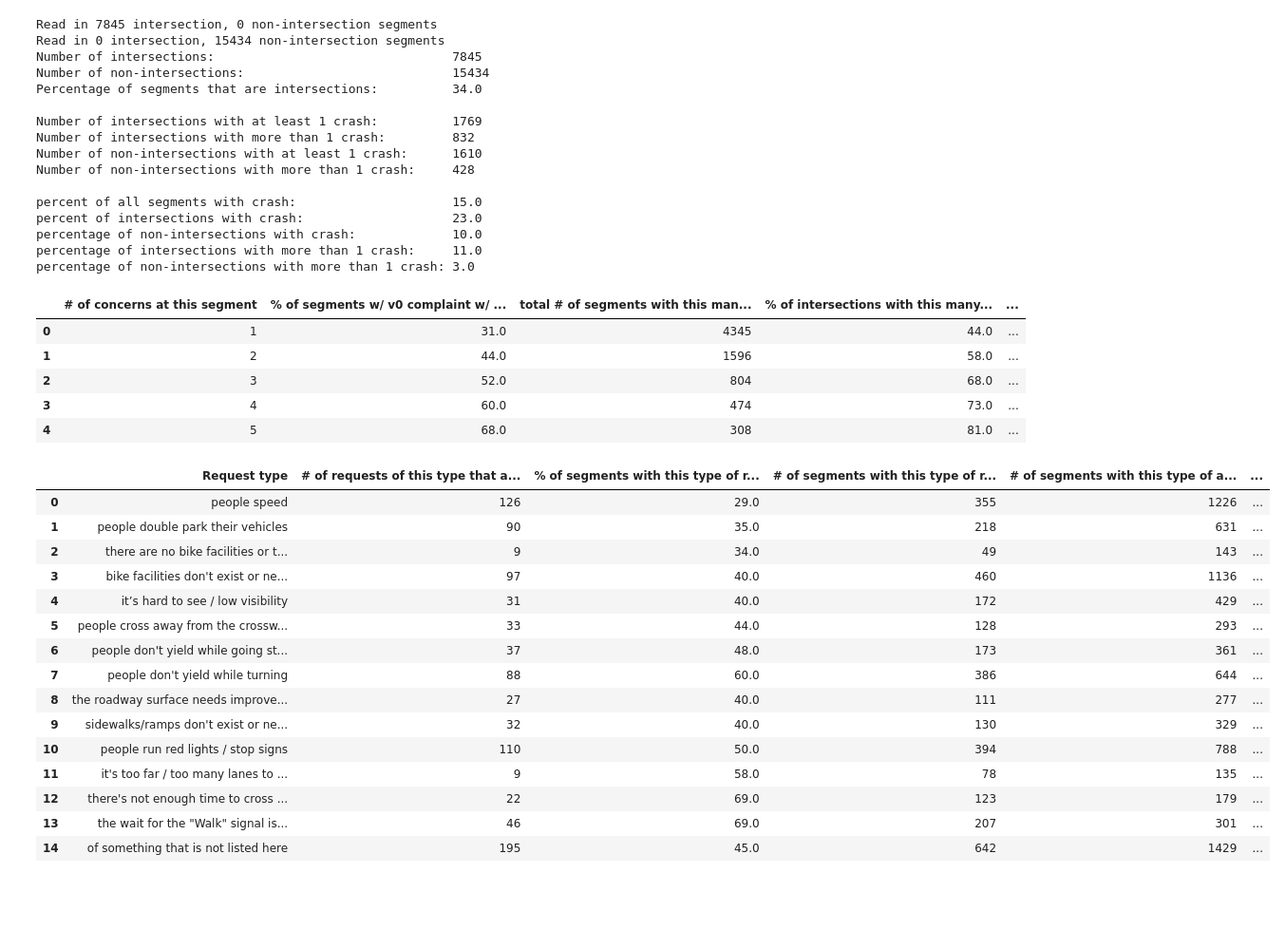
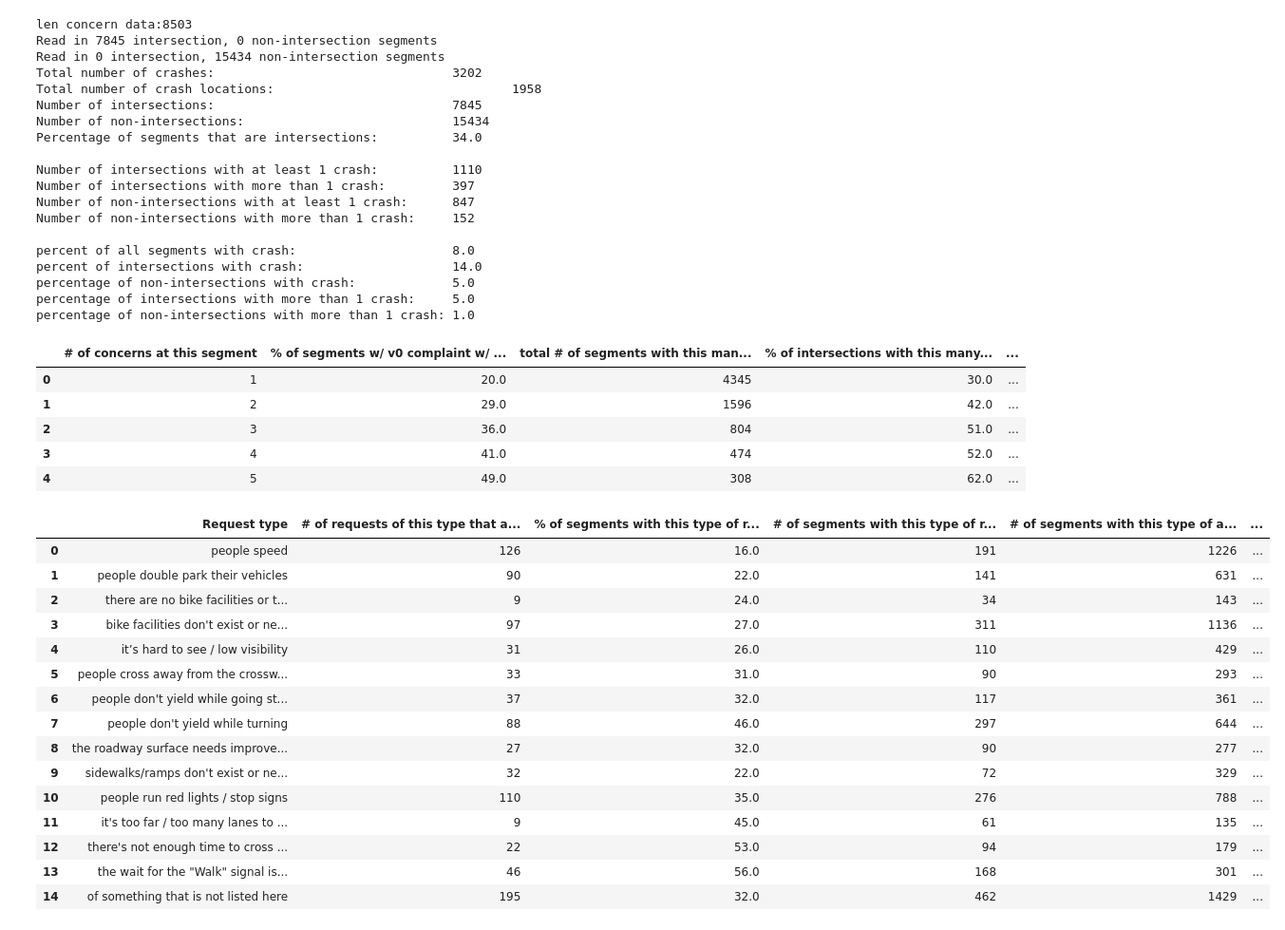
Before and after one commit to insight-lane/crash-model, a Jupyter notebook: notebooks/vision_zero_analysis.ipynb, the cells around one changed output. Shown at 95% size. Cells and saved outputs as stored; diff of their text form; code cells hidden in the pictures; blank space fills up the shorter version.

```diff
--- a/notebooks/vision_zero_analysis.ipynb
+++ b/notebooks/vision_zero_analysis.ipynb
@@ -31,9 +31,9 @@ def summary_crash_rate(crashes, inter_count, non_inter_count):
         'inter_plus': 0,
         'non_inter_plus': 0,
     }
-
+    total_crashes = 0
     for k, v in crashes.iteritems():
-
+        total_crashes += v['count']
         if str(k) == '':
             # Sometimes crashes can't be snapped to a segment, probably due to bad data entry from the crash
             counts['no_match'] += 1
@@ -45,7 +45,8 @@ def summary_crash_rate(crashes, inter_count, non_inter_count):
             if int(v['count']) > 1:
                 counts['non_inter_plus'] += 1
             counts['non_inter'] += 1
-
+    print "Total number of crashes:\t\t\t\t" + str(total_crashes)
+    print "Total number of crash locations:\t\t\t\t" + str(len(crashes))
     print "Number of intersections:\t\t\t\t" + str(inter_count)
     print "Number of non-intersections:\t\t\t\t" + str(non_inter_count)
     print "Percentage of segments that are intersections:\t\t" \
@@ -253,14 +254,16 @@ def concerns_by_type(concerns, concern_data, crashes, category_field='REQUEST_TY
     df.sort_values(by="# of segments with this type of a request total", ascending=0)
     display(df)
 # %%
-def get_analysis_for_city(datadir, category_field='REQUESTTYPE'):
+def get_analysis_for_city(datadir, category_field='REQUESTTYPE', years=None):
 
     DATA_FP = BASE_DIR + '/' + datadir + '/processed/'
     MAP_FP = DATA_FP + 'maps/'
-    crash_data, crashes = util.group_json_by_location(DATA_FP + 'crash_joined.json')
+    crash_data, crashes = util.group_json_by_location(DATA_FP + 'crash_joined.json', years=years, yearfield='CALENDAR_DATE')
 
-    concern_data, concerns = util.group_json_by_location(DATA_FP + 'concern_joined.json',
-                                        otherfields=[category_field])
+    concern_data, concerns = util.group_json_by_location(
+        DATA_FP + 'concern_joined.json',
+        otherfields=[category_field])
+    print 'len concern data:' + str(len(concern_data))
     inters = util.read_segments(MAP_FP, get_non_inter=False)
     non_inters = util.read_segments(MAP_FP, get_inter=False)
     inter_count = len(inters[0])
@@ -270,44 +273,47 @@ def get_analysis_for_city(datadir, category_field='REQUESTTYPE'):
     summary_concern_counts(crashes, concerns)
     concerns_by_type(concerns, concern_data, crashes, category_field)
 # %%
-get_analysis_for_city('osm-data')
+get_analysis_for_city('osm-data', years=[2016])
 # %% [output]
+len concern data:8503
 Read in 7845 intersection, 0 non-intersection segments
 Read in 0 intersection, 15434 non-intersection segments
+Total number of crashes:                                3202
+Total number of crash locations:                                1958
 Number of intersections:                                7845
 Number of non-intersections:                            15434
 Percentage of segments that are intersections:          34.0
 
-Number of intersections with at least 1 crash:          1769
-Number of intersections with more than 1 crash:         832
-Number of non-intersections with at least 1 crash:      1610
-Number of non-intersections with more than 1 crash:     428
+Number of intersections with at least 1 crash:          1110
+Number of intersections with more than 1 crash:         397
+Number of non-intersections with at least 1 crash:      847
+Number of non-intersections with more than 1 crash:     152
 
-percent of all segments with crash:                     15.0
-percent of intersections with crash:                    23.0
-percentage of non-intersections with crash:             10.0
-percentage of intersections with more than 1 crash:     11.0
-percentage of non-intersections with more than 1 crash: 3.0
+percent of all segments with crash:                     8.0
+percent of intersections with crash:                    14.0
+percentage of non-intersections with crash:             5.0
+percentage of intersections with more than 1 crash:     5.0
+percentage of non-intersections with more than 1 crash: 1.0
 |  | # of concerns at this segment | % of segments w/ v0 complaint w/ ... | total # of segments with this man... | % of intersections with this many... | ... |
-| 0 | 1 | 31.0 | 4345 | 44.0 | ... |
-| 1 | 2 | 44.0 | 1596 | 58.0 | ... |
-| 2 | 3 | 52.0 | 804 | 68.0 | ... |
-| 3 | 4 | 60.0 | 474 | 73.0 | ... |
-| 4 | 5 | 68.0 | 308 | 81.0 | ... |
+| 0 | 1 | 20.0 | 4345 | 30.0 | ... |
+| 1 | 2 | 29.0 | 1596 | 42.0 | ... |
+| 2 | 3 | 36.0 | 804 | 51.0 | ... |
+| 3 | 4 | 41.0 | 474 | 52.0 | ... |
+| 4 | 5 | 49.0 | 308 | 62.0 | ... |
 |  | Request type | # of requests of this type that a... | % of segments with this type of r... | # of segments with this type of r... | # of segments with this type of a... | ... |
-| 0 | people speed | 126 | 29.0 | 355 | 1226 | ... |
-| 1 | people double park their vehicles | 90 | 35.0 | 218 | 631 | ... |
-| 2 | there are no bike facilities or t... | 9 | 34.0 | 49 | 143 | ... |
-| 3 | bike facilities don't exist or ne... | 97 | 40.0 | 460 | 1136 | ... |
-| 4 | it’s hard to see / low visibility | 31 | 40.0 | 172 | 429 | ... |
-| 5 | people cross away from the crossw... | 33 | 44.0 | 128 | 293 | ... |
-| 6 | people don't yield while going st... | 37 | 48.0 | 173 | 361 | ... |
-| 7 | people don't yield while turning | 88 | 60.0 | 386 | 644 | ... |
-| 8 | the roadway surface needs improve... | 27 | 40.0 | 111 | 277 | ... |
-| 9 | sidewalks/ramps don't exist or ne... | 32 | 40.0 | 130 | 329 | ... |
-| 10 | people run red lights / stop signs | 110 | 50.0 | 394 | 788 | ... |
-| 11 | it's too far / too many lanes to ... | 9 | 58.0 | 78 | 135 | ... |
-| 12 | there's not enough time to cross ... | 22 | 69.0 | 123 | 179 | ... |
-| 13 | the wait for the "Walk" signal is... | 46 | 69.0 | 207 | 301 | ... |
-| 14 | of something that is not listed here | 195 | 45.0 | 642 | 1429 | ... |
+| 0 | people speed | 126 | 16.0 | 191 | 1226 | ... |
+| 1 | people double park their vehicles | 90 | 22.0 | 141 | 631 | ... |
+| 2 | there are no bike facilities or t... | 9 | 24.0 | 34 | 143 | ... |
+| 3 | bike facilities don't exist or ne... | 97 | 27.0 | 311 | 1136 | ... |
+| 4 | it’s hard to see / low visibility | 31 | 26.0 | 110 | 429 | ... |
+| 5 | people cross away from the crossw... | 33 | 31.0 | 90 | 293 | ... |
+| 6 | people don't yield while going st... | 37 | 32.0 | 117 | 361 | ... |
+| 7 | people don't yield while turning | 88 | 46.0 | 297 | 644 | ... |
+| 8 | the roadway surface needs improve... | 27 | 32.0 | 90 | 277 | ... |
+| 9 | sidewalks/ramps don't exist or ne... | 32 | 22.0 | 72 | 329 | ... |
+| 10 | people run red lights / stop signs | 110 | 35.0 | 276 | 788 | ... |
+| 11 | it's too far / too many lanes to ... | 9 | 45.0 | 61 | 135 | ... |
+| 12 | there's not enough time to cross ... | 22 | 53.0 | 94 | 179 | ... |
+| 13 | the wait for the "Walk" signal is... | 46 | 56.0 | 168 | 301 | ... |
+| 14 | of something that is not listed here | 195 | 32.0 | 462 | 1429 | ... |
 # %%
```
Also changed, not shown: parts of 2 cells of this notebook, 1 other file.
